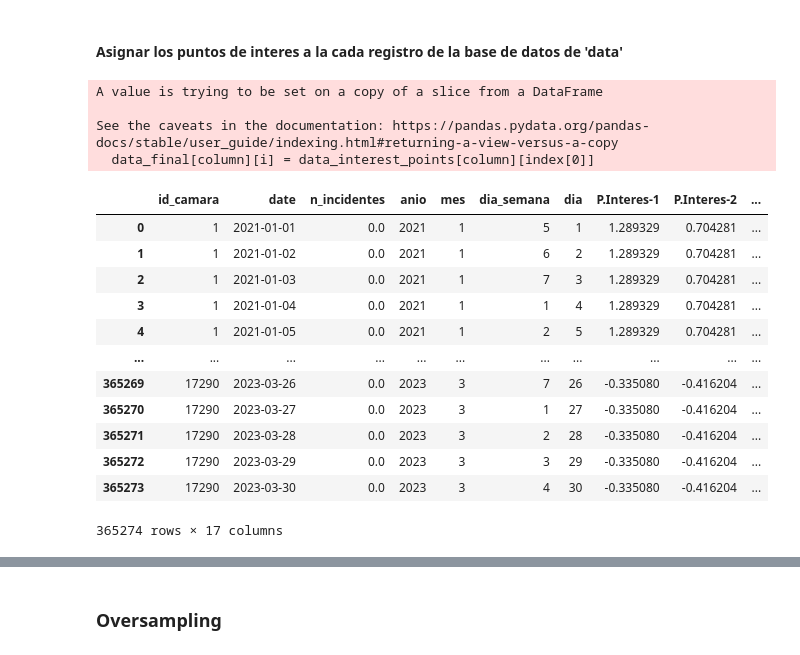
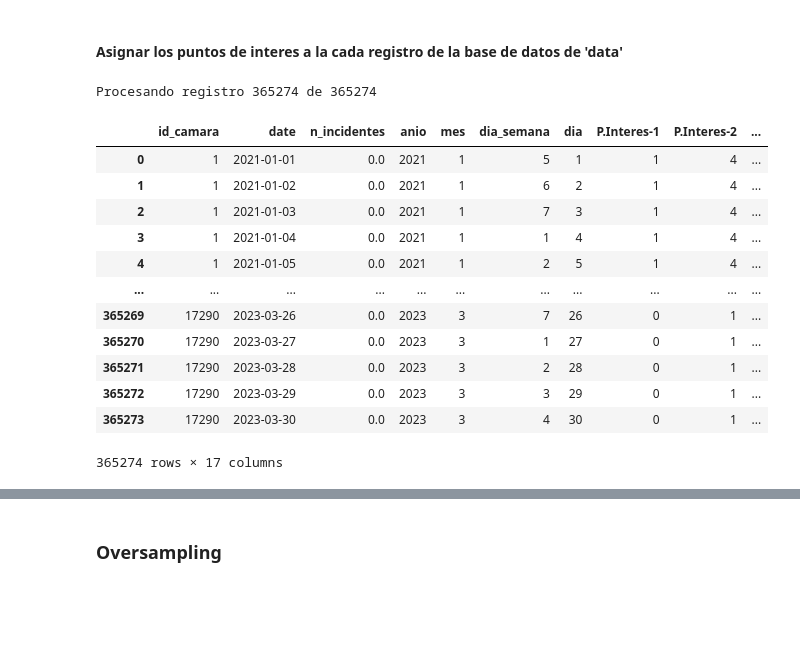
Before and after one commit to M1ndBlast/c5, a Jupyter notebook: notebooks/CONSIGNADOR-NNR.ipynb, the cells around one changed output, grey strips where cells are left out. Drawn from its saved outputs; the diff is of its cells as text; code cells hidden in the pictures; blank space fills up the shorter version.

```diff
--- a/notebooks/CONSIGNADOR-NNR.ipynb
+++ b/notebooks/CONSIGNADOR-NNR.ipynb
@@ -79,36 +81,37 @@ data_interest_points
 # %% [markdown]
 #### Agrupar los puntos de interes
 # %%
-IP_groups = [['C09-CUARTELES DE LA POLICÍA AUXILIAR','C10-CUARTELES PBI','C11-CUARTELES PGJ','C16-JUZGADOS CIVILES Y PENALES','C20-MINISTERIOR PUBLICOS','C21-MODULOS SSP',],	# P01 - Seguridad
+IP_groups = [['C09-CUARTELES DE LA POLICÍA AUXILIAR','C10-CUARTELES PBI','C11-CUARTELES PGJ','C16-JUZGADOS CIVILES Y PENALES','C20-MINISTERIOR PUBLICOS','C21-MODULOS SSP',],    # P01 - Seguridad
 
-['C05-CENTRALES CAMIONERAS','C19-METROBUS','C31-TREN LIGERO','C42-TROLEBUS','C43-TURIBUS','C72-ACCESOS METRO','C81-ESTACIONES DE CABLEBUS',],										# P02 - Transporte
+['C05-CENTRALES CAMIONERAS','C19-METROBUS','C31-TREN LIGERO','C42-TROLEBUS','C43-TURIBUS','C72-ACCESOS METRO','C81-ESTACIONES DE CABLEBUS',],                                        # P02 - Transporte
 
-['C06-CENTROS COMERCIALES','C38-MERCADOS PUBLICOS','C49-TIENDAS DEPARTAMENTALES','C53-CINES','C62-OXXO',],#'C46-ESTABLECIMIENTOS MERCANTILES',],									# P03 - Comercio
+['C06-CENTROS COMERCIALES','C38-MERCADOS PUBLICOS','C49-TIENDAS DEPARTAMENTALES','C53-CINES','C62-OXXO',],#'C46-ESTABLECIMIENTOS MERCANTILES',],                                    # P03 - Comercio
 
-['C22-MONUMENTOS HISTORICOS', 'C57-EVENTOS MASIVOS', 'C73-ATRACTIVOS TURISTICOS', 'C78-ZONAS ARQUEOLOGICAS',],																		# P04 - Turismo
+['C22-MONUMENTOS HISTORICOS', 'C57-EVENTOS MASIVOS', 'C73-ATRACTIVOS TURISTICOS', 'C78-ZONAS ARQUEOLOGICAS',],                                                                        # P04 - Turismo
 
-['C58-CASAS Y CENTROS DE CULTURA','C59-MUSEOS Y TEATROS','C75-FONOTECAS','C76-FOTOTECA','C77-GALERIAS', 'C26-PLAZAS Y PARQUES',],													# P05 - Cultura
+['C58-CASAS Y CENTROS DE CULTURA','C59-MUSEOS Y TEATROS','C75-FONOTECAS','C76-FOTOTECA','C77-GALERIAS', 'C26-PLAZAS Y PARQUES',],                                                    # P05 - Cultura
 
-['C23-NOTARIAS','C24-OFICINAS DE GOBIERNO','C27-RECLUSORIOS','C30-TESORERIAS','C82-ALCALDIAS', 'C01-BANCOS'],																		# P06 - Gobierno
+['C23-NOTARIAS','C24-OFICINAS DE GOBIERNO','C27-RECLUSORIOS','C30-TESORERIAS','C82-ALCALDIAS', 'C01-BANCOS'],                                                                        # P06 - Gobierno
 
-['C15-HOSPITALES','C45-CENTROS DE SALUD Y CLINICAS',],																																# P07 - Hospitales
+['C15-HOSPITALES','C45-CENTROS DE SALUD Y CLINICAS',],                                                                                                                                # P07 - Hospitales
 
-['C44-GUARDERIAS', 'C67-CENTROS PILARES', 'C13-EDUCACION',],#'C13-CAM', 'C13-CPARA EL TRABAJO', 'C13_PREESC', 'C13_PRIM', 'C13_SEC', 'C13_BACH', 'C13_SUP',],											# P08 - Escuelas
+['C44-GUARDERIAS', 'C67-CENTROS PILARES', 'C13-EDUCACION',],#'C13-CAM', 'C13-CPARA EL TRABAJO', 'C13_PREESC', 'C13_PRIM', 'C13_SEC', 'C13_BACH', 'C13_SUP',],                                            # P08 - Escuelas
 
-['C33-IGLESIAS Y TEMPLOS',],																																						# P09 - Iglesias
+['C33-IGLESIAS Y TEMPLOS',],                                                                                                                                                        # P09 - Iglesias
 
-['C51-EDIFICIOS',],]																																	# P10 - Edificios
+['C51-EDIFICIOS',],]                                                                                                                                    # P10 - Edificios
 
 # Cada nueva columna es la suma de las columnas que se encuentran en la lista de agrupaciones con nombre GRUPO-k
 for i in range(len(IP_groups)):
-	data_interest_points['P.Interes-'+str(i+1)] = data_interest_points[IP_groups[i]].sum(axis=1)
-	# # Eliminamos las columnas que ya no se van a utilizar
-	data_interest_points = data_interest_points.drop(IP_groups[i], axis=1)
+    data_interest_points['P.Interes-'+str(i+1)] = data_interest_points[IP_groups[i]].sum(axis=1)
+    # # Eliminamos las columnas que ya no se van a utilizar
+    data_interest_points = data_interest_points.drop(IP_groups[i], axis=1)
 data_interest_points = data_interest_points.drop(["C46-ESTABLECIMIENTOS MERCANTILES"], axis=1)
 
 # Estandarizamos los datos
-scaler = StandardScaler(with_mean=True, with_std=True)
+scaler = StandardScaler(with_mean=False, with_std=False)
 data_interest_points[data_interest_points.filter(regex='^P.Interes-\d+').columns] = scaler.fit_transform(data_interest_points[data_interest_points.filter(regex='^P.Interes-\d+').columns])
+# data_interest_points[data_interest_points.filter(regex='^P.Interes-\d+').columns] = data_interest_points[data_interest_points.filter(regex='^P.Interes-\d+').columns].copy()
 data_interest_points
 # %% [output]
 |  | id_camara | latitud | longitud | sector | tipo | P.Interes-1 | P.Interes-2 | P.Interes-3 | P.Interes-4 | ... |
@@ -177,36 +180,34 @@ data_final
 #### Asignar los puntos de interes a la cada registro de la base de datos de 'data'
 # %%
 # Recorrer los registros del df data y agregar las columnas de P.Interes de acuerdo a la columna id_camara
+interest_points_columns = data_interest_points.filter(regex='^P.Interes-\d+').columns
 data_final[data_interest_points.filter(regex='^P.Interes-\d+').columns] = 0
 for i in range(len(data_final)):
-	id_camara = data_final['id_camara'][i]
-	# Buscar el id_camara en el df data_interest_points
-	index = data_interest_points[data_interest_points['id_camara'] == id_camara].index
-	if len(index) > 0:
-		for column in data_interest_points.filter(regex='^P.Interes-\d+').columns:
-			data_final[column][i] = data_interest_points[column][index[0]]
+    print(f"Procesando registro {i+1} de {len(data_final)}", end='\r')
+    id_camara = data_final['id_camara'].iloc[i]
+    # Buscar el id_camara en el df data_interest_points
+    index = data_interest_points[data_interest_points['id_camara'] == id_camara].index
+    if len(index) > 0:
+        data_final.loc[i, interest_points_columns] = data_interest_points.loc[index[0], interest_points_columns]#**2
 
-data_final['n_incidentes'] = data_final['n_incidentes'].apply(lambda x: 0 if x == 0 else 1)
+# data_final['n_incidentes'] = data_final['n_incidentes'].apply(lambda x: 0 if x == 0 else 1)
 
 data = data_final.copy()
 data
 # %% [output]
-A value is trying to be set on a copy of a slice from a DataFrame
-
-See the caveats in the documentation: https://pandas.pydata.org/pandas-docs/stable/user_guide/indexing.html#returning-a-view-versus-a-copy
-  data_final[column][i] = data_interest_points[column][index[0]]
+Procesando registro 365274 de 365274
 |  | id_camara | date | n_incidentes | anio | mes | dia_semana | dia | P.Interes-1 | P.Interes-2 | ... |
-| 0 | 1 | 2021-01-01 | 0.0 | 2021 | 1 | 5 | 1 | 1.289329 | 0.704281 | ... |
-| 1 | 1 | 2021-01-02 | 0.0 | 2021 | 1 | 6 | 2 | 1.289329 | 0.704281 | ... |
-| 2 | 1 | 2021-01-03 | 0.0 | 2021 | 1 | 7 | 3 | 1.289329 | 0.704281 | ... |
-| 3 | 1 | 2021-01-04 | 0.0 | 2021 | 1 | 1 | 4 | 1.289329 | 0.704281 | ... |
-| 4 | 1 | 2021-01-05 | 0.0 | 2021 | 1 | 2 | 5 | 1.289329 | 0.704281 | ... |
+| 0 | 1 | 2021-01-01 | 0.0 | 2021 | 1 | 5 | 1 | 1 | 4 | ... |
+| 1 | 1 | 2021-01-02 | 0.0 | 2021 | 1 | 6 | 2 | 1 | 4 | ... |
+| 2 | 1 | 2021-01-03 | 0.0 | 2021 | 1 | 7 | 3 | 1 | 4 | ... |
+| 3 | 1 | 2021-01-04 | 0.0 | 2021 | 1 | 1 | 4 | 1 | 4 | ... |
+| 4 | 1 | 2021-01-05 | 0.0 | 2021 | 1 | 2 | 5 | 1 | 4 | ... |
 | ... | ... | ... | ... | ... | ... | ... | ... | ... | ... | ... |
-| 365269 | 17290 | 2023-03-26 | 0.0 | 2023 | 3 | 7 | 26 | -0.335080 | -0.416204 | ... |
-| 365270 | 17290 | 2023-03-27 | 0.0 | 2023 | 3 | 1 | 27 | -0.335080 | -0.416204 | ... |
-| 365271 | 17290 | 2023-03-28 | 0.0 | 2023 | 3 | 2 | 28 | -0.335080 | -0.416204 | ... |
-| 365272 | 17290 | 2023-03-29 | 0.0 | 2023 | 3 | 3 | 29 | -0.335080 | -0.416204 | ... |
-| 365273 | 17290 | 2023-03-30 | 0.0 | 2023 | 3 | 4 | 30 | -0.335080 | -0.416204 | ... |
+| 365269 | 17290 | 2023-03-26 | 0.0 | 2023 | 3 | 7 | 26 | 0 | 1 | ... |
+| 365270 | 17290 | 2023-03-27 | 0.0 | 2023 | 3 | 1 | 27 | 0 | 1 | ... |
+| 365271 | 17290 | 2023-03-28 | 0.0 | 2023 | 3 | 2 | 28 | 0 | 1 | ... |
+| 365272 | 17290 | 2023-03-29 | 0.0 | 2023 | 3 | 3 | 29 | 0 | 1 | ... |
+| 365273 | 17290 | 2023-03-30 | 0.0 | 2023 | 3 | 4 | 30 | 0 | 1 | ... |
 365274 rows × 17 columns
 # %%
 
```
Also changed, not shown: parts of 13 cells of this notebook.
